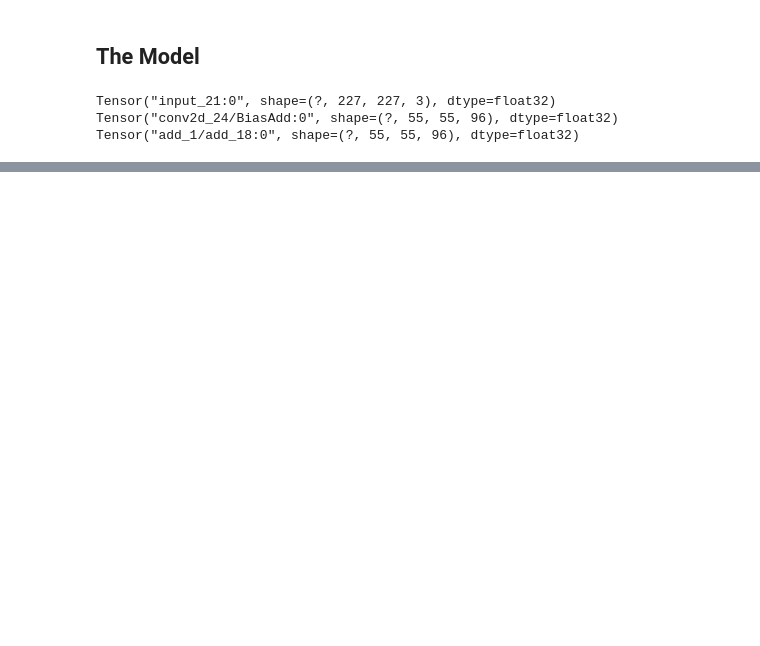
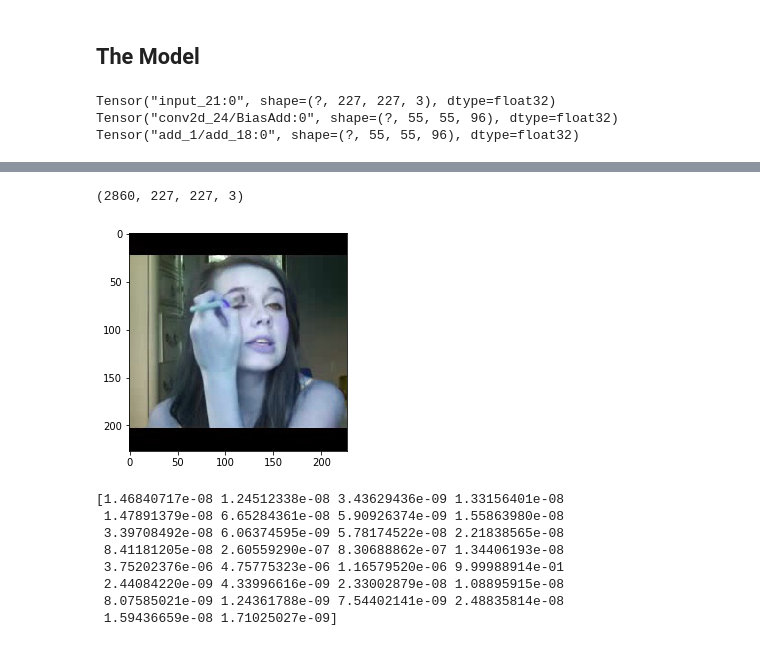
Before and after one commit to goshawke/Summer-Research, a Jupyter notebook: Neural Nets 3.ipynb, the cells around one changed output, grey strips where cells are left out. Saved outputs shown, nothing was run; the diff lists cells and outputs as text; code cells hidden in the pictures; blank space fills up the shorter version.

```diff
--- a/Neural Nets 3.ipynb
+++ b/Neural Nets 3.ipynb
@@ -625,7 +608,7 @@ Epoch 10/10
 history = model.fit([x0_test2,x1_test2,x2_test2,x3_test2,x4_test2,x5_test2,x6_test2,x7_test2,x8_test2,x9_test2,x10_test2,x11_test2,x12_test2,x13_test2,x14_test2,x15_test2,x16_test2,x17_test2,x18_test2,x19_test2],
                     y_test2,
                     batch_size=1,
-                    epochs=10,
+                    epochs=1,
                     shuffle=False,
                     validation_split=0)
 # %%
@@ -640,0 +659,22 @@ Test accuracy: 0.048648648
+# %%
+X_train1 = []
+y_train1 = []
+count = 0
+
+#import random
+
+#random.shuffle(training_data1)
+
+for features, label in training_data1:
+    X_train1.append(features)
+
+    if(count%20 == 0):
+        y_train1.append(label)
+    count += 1
+
+X_train1 = np.array(X_train1)
+print(X_train1.shape)
+# %% [output]
+(2860, 227, 227, 3)
+# %%
+X_train1 = X_train1/255.0
@@ -640,0 +745,39 @@ Test accuracy: 0.048648648
+# %%
+x0_train1 = np.array(x0_train1)
+x1_train1 = np.array(x1_train1)
+x2_train1 = np.array(x2_train1)
+x3_train1 = np.array(x3_train1)
+x4_train1 = np.array(x4_train1)
+x5_train1 = np.array(x5_train1)
+x6_train1 = np.array(x6_train1)
+x7_train1 = np.array(x7_train1)
+x8_train1 = np.array(x8_train1)
+x9_train1 = np.array(x9_train1)
+x10_train1 = np.array(x10_train1)
+x11_train1 = np.array(x11_train1)
+x12_train1 = np.array(x12_train1)
+x13_train1 = np.array(x13_train1)
+x14_train1 = np.array(x14_train1)
+x15_train1 = np.array(x15_train1)
+x16_train1 = np.array(x16_train1)
+x17_train1 = np.array(x17_train1)
+x18_train1 = np.array(x18_train1)
+x19_train1 = np.array(x19_train1)
+# %%
+PredictIMG = [x0_train1,x1_train1,x2_train1,x3_train1,x4_train1,x5_train1,x6_train1,x7_train1,x8_train1,x9_train1,x10_train1,x11_train1,x12_train1,x13_train1,x14_train1,x15_train1,x16_train1,x17_train1,x18_train1,x19_train1]
+
+predict = model.predict(PredictIMG)
+# %%
+plt.imshow(x0_train1[0])
+plt.show()
+print(predict[0])
+# %% [output]
+[figure, added]
+[1.46840717e-08 1.24512338e-08 3.43629436e-09 1.33156401e-08
+ 1.47891379e-08 6.65284361e-08 5.90926374e-09 1.55863980e-08
+ 3.39708492e-08 6.06374595e-09 5.78174522e-08 2.21838565e-08
+ 8.41181205e-08 2.60559290e-07 8.30688862e-07 1.34406193e-08
+ 3.75202376e-06 4.75775323e-06 1.16579520e-06 9.99988914e-01
+ 2.44084220e-09 4.33996616e-09 2.33002879e-08 1.08895915e-08
+ 8.07585021e-09 1.24361788e-09 7.54402141e-09 2.48835814e-08
+ 1.59436659e-08 1.71025027e-09]
```
Also changed, not shown: parts of 21 cells of this notebook.
